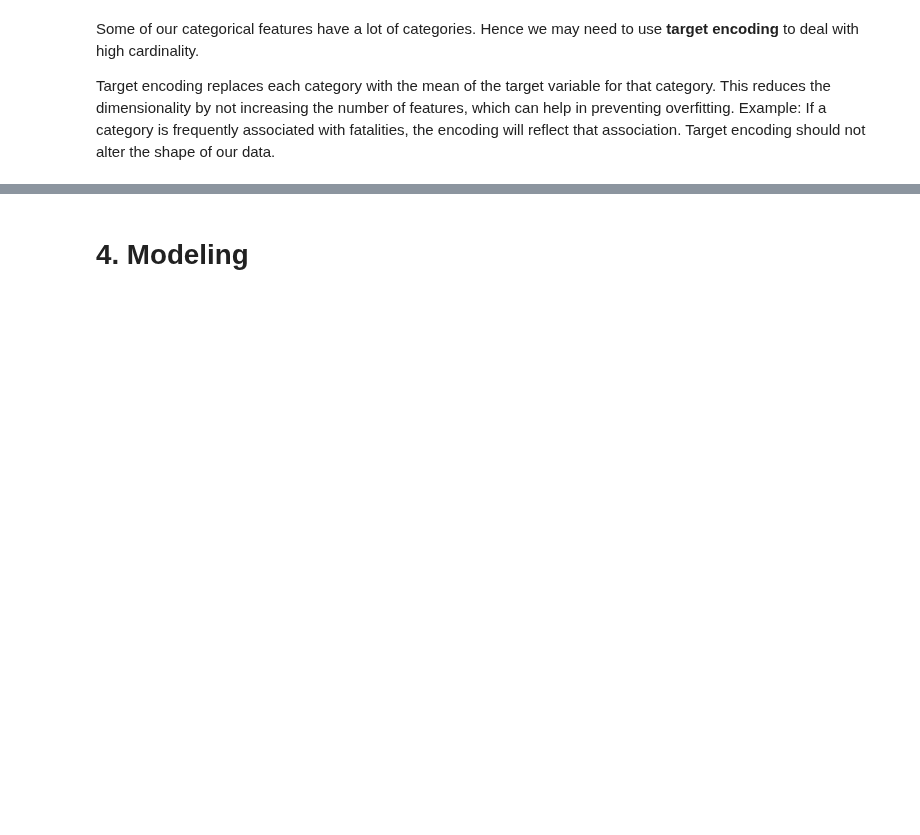
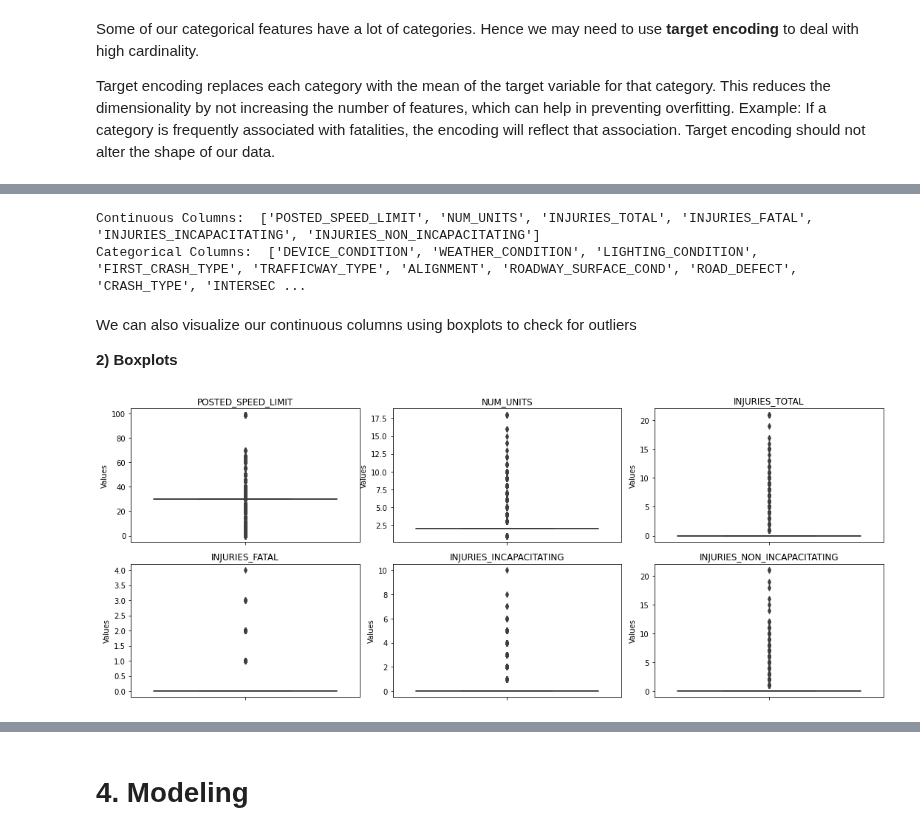
Before and after one commit to Cynthia-Njambi/City-of-Chicago-Traffic-Crashes-Project, a Jupyter notebook: groups/richard.ipynb, the cells around one changed output, grey strips where cells are left out. Cells and saved outputs as stored; diff of their text form; code cells hidden in the pictures; blank space fills up the shorter version.

```diff
--- a/groups/richard.ipynb
+++ b/groups/richard.ipynb
@@ -306,0 +315,43 @@ plt.show()
+# %%
+time_col = ['CRASH_HOUR', 'CRASH_DAY_OF_WEEK', 'CRASH_MONTH']
+
+relevant_data[time_col] = relevant_data[time_col].astype('category') #convert to categorical data type
+
+continuous_columns = [col for col in continuous_columns if col not in time_col] #remove from list of continuous columns
+
+[categorical_columns.append(col) for col in time_col] #add to categorical columns
+
+print('Continuous Columns: ', continuous_columns)
+print('Categorical Columns: ', categorical_columns)
+# %% [output]
+Continuous Columns:  ['POSTED_SPEED_LIMIT', 'NUM_UNITS', 'INJURIES_TOTAL', 'INJURIES_FATAL', 'INJURIES_INCAPACITATING', 'INJURIES_NON_INCAPACITATING']
+Categorical Columns:  ['DEVICE_CONDITION', 'WEATHER_CONDITION', 'LIGHTING_CONDITION', 'FIRST_CRASH_TYPE', 'TRAFFICWAY_TYPE', 'ALIGNMENT', 'ROADWAY_SURFACE_COND', 'ROAD_DEFECT', 'CRASH_TYPE', 'INTERSEC ...
+# %% [markdown]
+We can also visualize our continuous columns using boxplots to check for outliers
+
+**2) Boxplots**
+# %%
+# Create a grid of subplots with 2 rows and 3 columns
+fig, axes = plt.subplots(2, 3, figsize=(15, 6))
+
+# Iterate over the continuous columns and plot each one in a separate subplot
+for i, col in enumerate(continuous_columns):
+    # Get the appropriate subplot
+    ax = axes[i // 3, i % 3]
+
+    # Plot the boxplot vertically with distinct colors
+    sns.boxplot(y=relevant_data[col], ax=ax)
+
+    # Set the title of the subplot
+    ax.set_title(col)
+
+    # Set labels for y-axis
+    ax.set_ylabel("Values")
+
+# Adjust the layout to prevent overlapping
+plt.tight_layout()
+
+# Show the plot
+plt.show()
+# %% [output]
+[figure, added]
```
Also changed, not shown: parts of 11 cells of this notebook.
